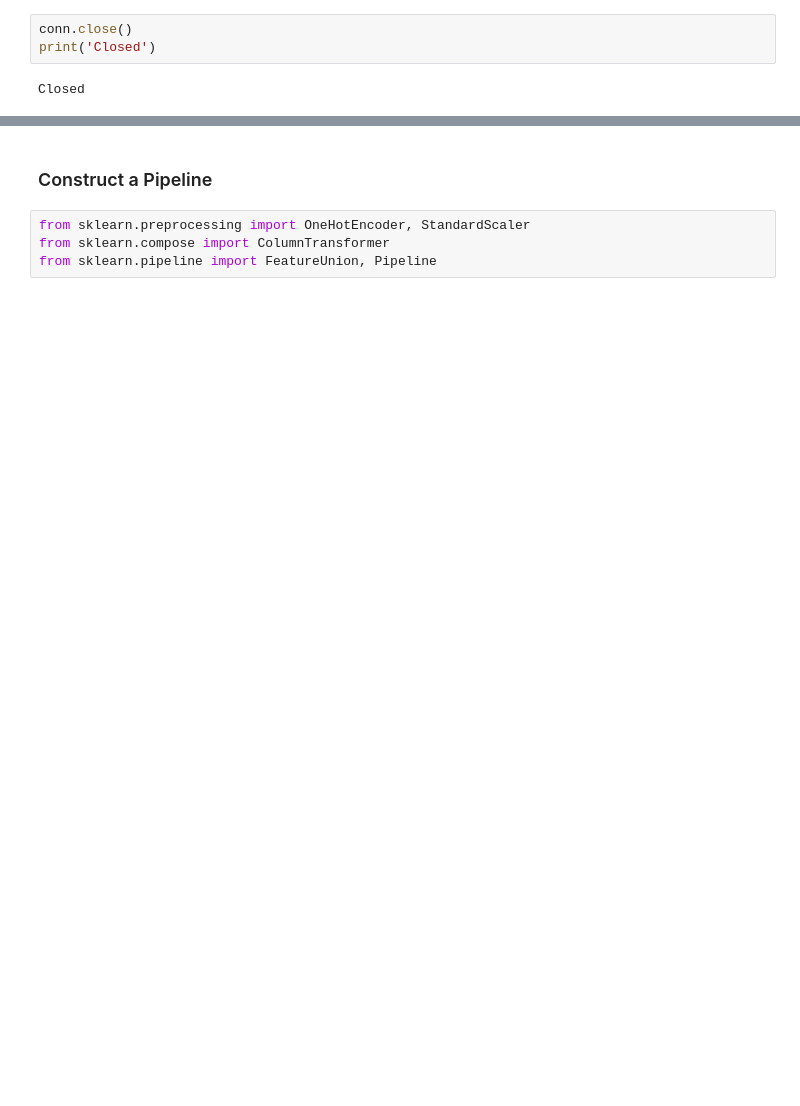
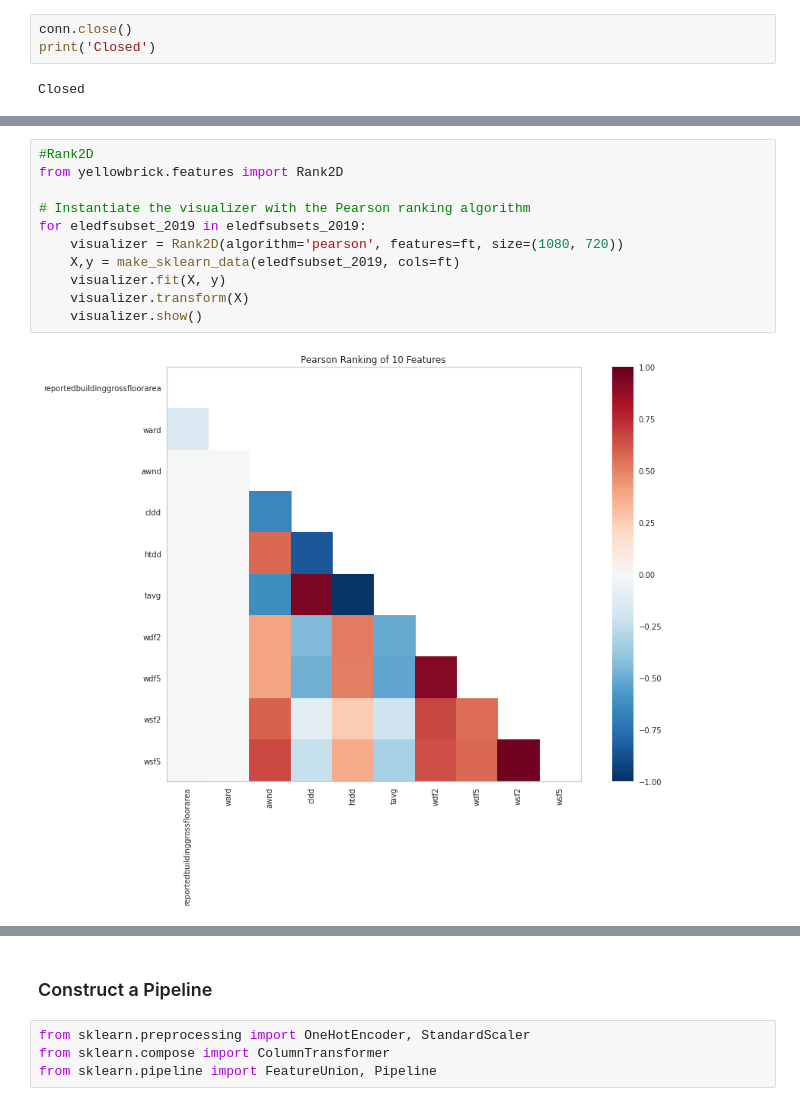
Before and after one commit to DHinton7/Power-Rangers, a Jupyter notebook: Dont_Look/Dom_Different_Models.ipynb, the cells around one changed output, grey strips where cells are left out. Drawn from its saved outputs; the diff is of its cells as text; blank space fills up the shorter version.

```diff
--- a/Dont_Look/Dom_Different_Models.ipynb
+++ b/Dont_Look/Dom_Different_Models.ipynb
@@ -237,0 +282,13 @@ class DenseTransformer(TransformerMixin):
+# %%
+#Rank2D
+from yellowbrick.features import Rank2D
+
+# Instantiate the visualizer with the Pearson ranking algorithm
+for eledfsubset_2019 in eledfsubsets_2019:
+    visualizer = Rank2D(algorithm='pearson', features=ft, size=(1080, 720))
+    X,y = make_sklearn_data(eledfsubset_2019, cols=ft)
+    visualizer.fit(X, y)
+    visualizer.transform(X)
+    visualizer.show()
+# %% [output]
+[figure, added]
```
Also changed, not shown: parts of 81 cells of this notebook, 3 other files.
